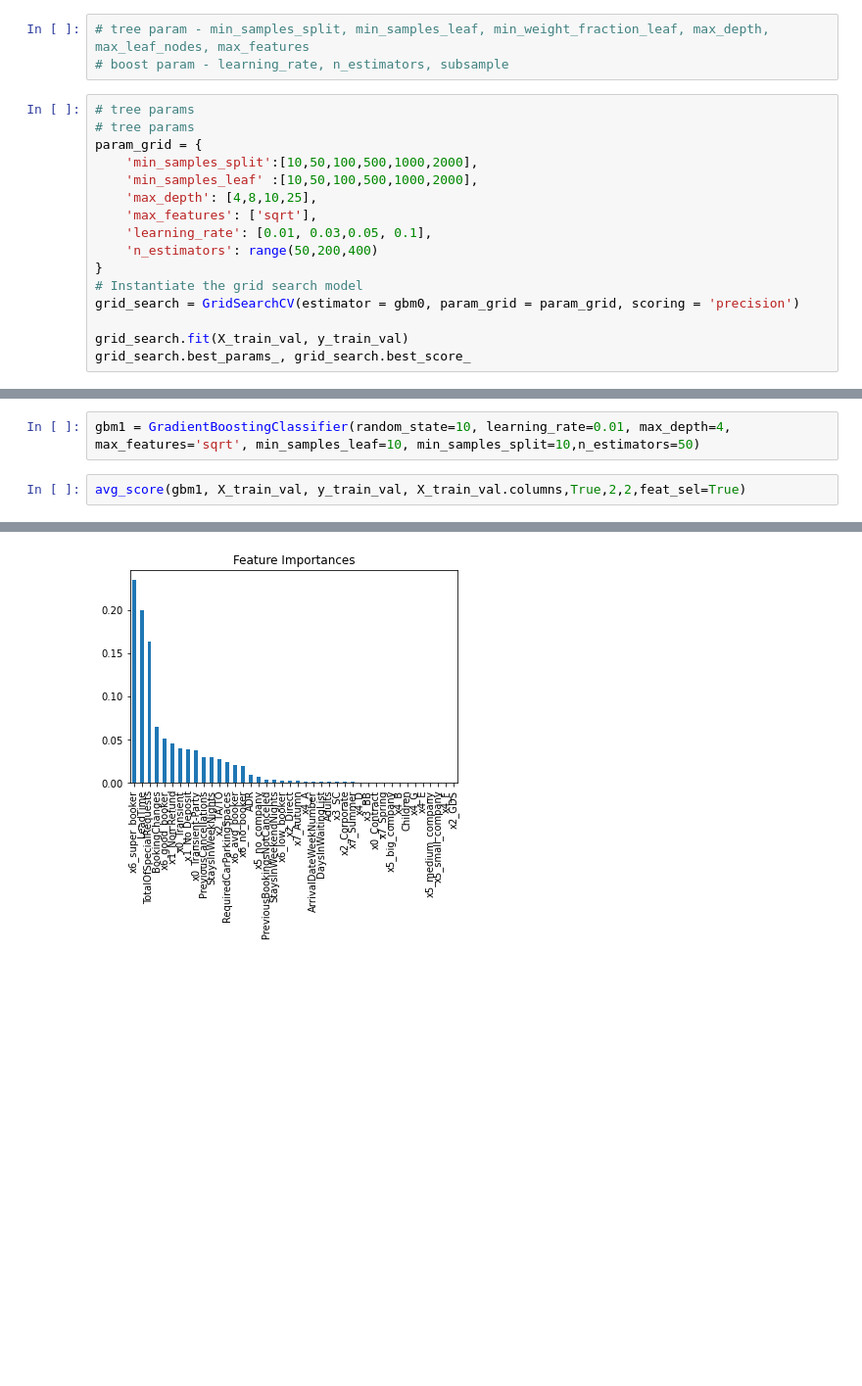
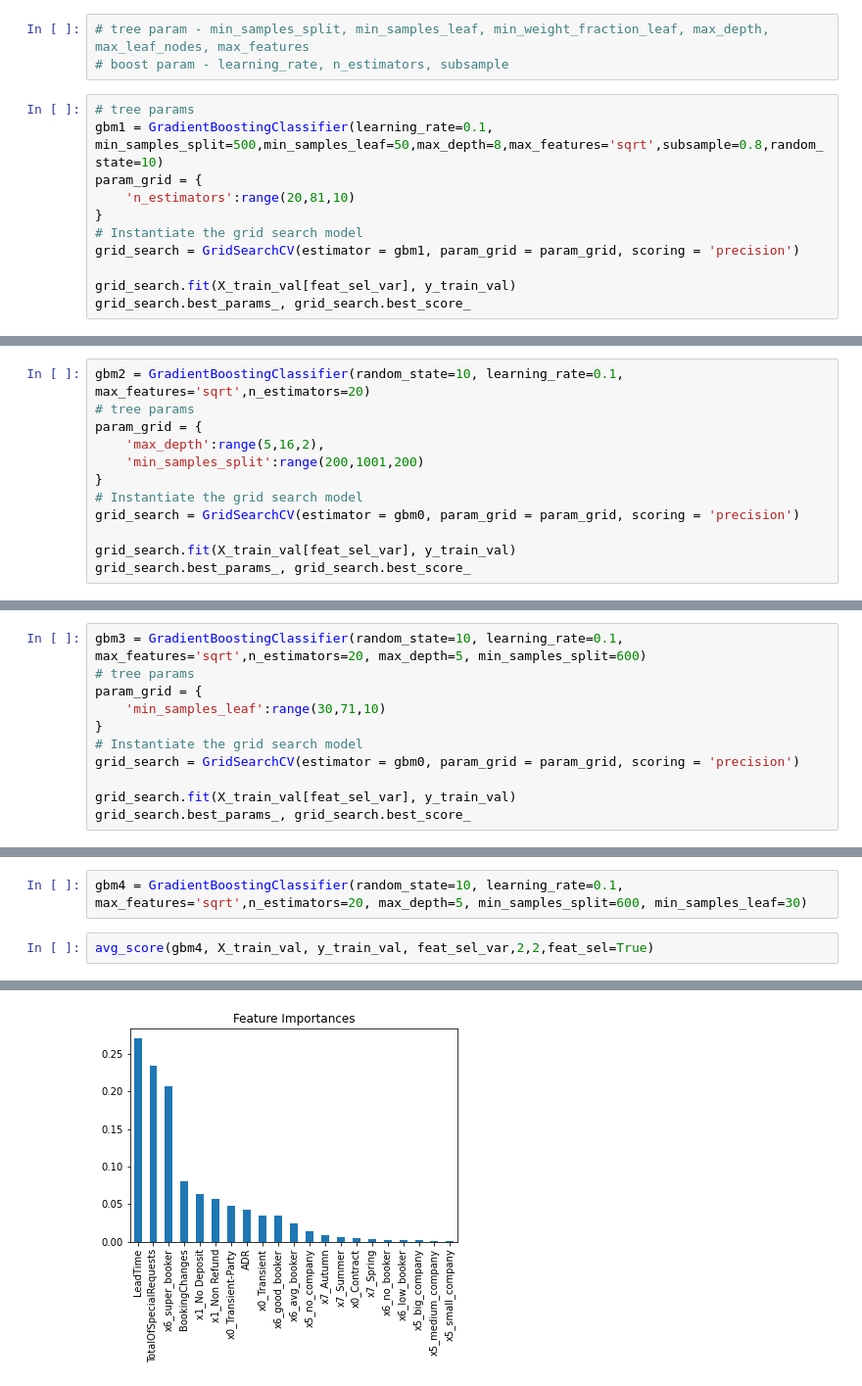
Before and after one commit to diogobulhosa/BC2, a Jupyter notebook: scripts/BCS-Notebook-Models-Bulhosa.ipynb, the cells around one changed output, grey strips where cells are left out. Shown at 98% size. Drawn from its saved outputs; the diff is of its cells as text; blank space fills up the shorter version.

```diff
--- a/scripts/BCS-Notebook-Models-Bulhosa.ipynb
+++ b/scripts/BCS-Notebook-Models-Bulhosa.ipynb
@@ -186,18 +244,13 @@ gb_feats = ['TotalOfSpecialRequests', 'x6_super_booker', 'LeadTime',
 # boost param - learning_rate, n_estimators, subsample
 # %%
 # tree params
-# tree params
+gbm1 = GradientBoostingClassifier(learning_rate=0.1, min_samples_split=500,min_samples_leaf=50,max_depth=8,max_features='sqrt',subsample=0.8,random_state=10)
 param_grid = {
-    'min_samples_split':[10,50,100,500,1000,2000],
-    'min_samples_leaf' :[10,50,100,500,1000,2000],
-    'max_depth': [4,8,10,25],
-    'max_features': ['sqrt'],
-    'learning_rate': [0.01, 0.03,0.05, 0.1],
-    'n_estimators': range(50,200,400)
+    'n_estimators':range(20,81,10)
 }
 # Instantiate the grid search model
-grid_search = GridSearchCV(estimator = gbm0, param_grid = param_grid, scoring = 'precision')
+grid_search = GridSearchCV(estimator = gbm1, param_grid = param_grid, scoring = 'precision')
 
-grid_search.fit(X_train_val, y_train_val)
+grid_search.fit(X_train_val[feat_sel_var], y_train_val)
 grid_search.best_params_, grid_search.best_score_
 # %% [output]
@@ -210,0 +258,12 @@ grid_search.best_params_, grid_search.best_score_
+# %%
+gbm2 = GradientBoostingClassifier(random_state=10, learning_rate=0.1, max_features='sqrt',n_estimators=20)
+# tree params
+param_grid = {
+    'max_depth':range(5,16,2),
+    'min_samples_split':range(200,1001,200)
+}
+# Instantiate the grid search model
+grid_search = GridSearchCV(estimator = gbm0, param_grid = param_grid, scoring = 'precision')
+
+grid_search.fit(X_train_val[feat_sel_var], y_train_val)
+grid_search.best_params_, grid_search.best_score_
@@ -210,0 +272,11 @@ grid_search.best_params_, grid_search.best_score_
+# %%
+gbm3 = GradientBoostingClassifier(random_state=10, learning_rate=0.1, max_features='sqrt',n_estimators=20, max_depth=5, min_samples_split=600)
+# tree params
+param_grid = {
+    'min_samples_leaf':range(30,71,10)
+}
+# Instantiate the grid search model
+grid_search = GridSearchCV(estimator = gbm0, param_grid = param_grid, scoring = 'precision')
+
+grid_search.fit(X_train_val[feat_sel_var], y_train_val)
+grid_search.best_params_, grid_search.best_score_
@@ -211,5 +287,5 @@ grid_search.best_params_, grid_search.best_score_
 # %%
-gbm1 = GradientBoostingClassifier(random_state=10, learning_rate=0.01, max_depth=4, max_features='sqrt', min_samples_leaf=10, min_samples_split=10,n_estimators=50)
+gbm4 = GradientBoostingClassifier(random_state=10, learning_rate=0.1, max_features='sqrt',n_estimators=20, max_depth=5, min_samples_split=600, min_samples_leaf=30)
 # %%
-avg_score(gbm1, X_train_val, y_train_val, X_train_val.columns,True,2,2,feat_sel=True)
+avg_score(gbm4, X_train_val, y_train_val, feat_sel_var,2,2,feat_sel=True)
 # %% [output]
@@ -221 +297 @@ avg_score(gbm1, X_train_val, y_train_val, X_train_val.columns,True,2,2,feat_sel=
-[figure, old version]
+[figure, new version]
```
Also changed, not shown: parts of 23 cells of this notebook.
